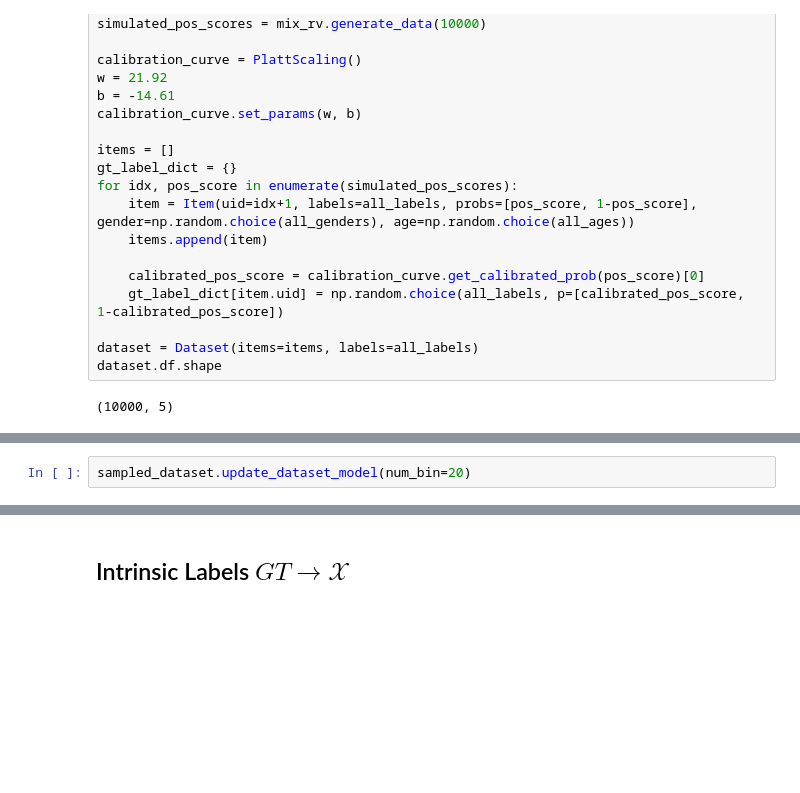
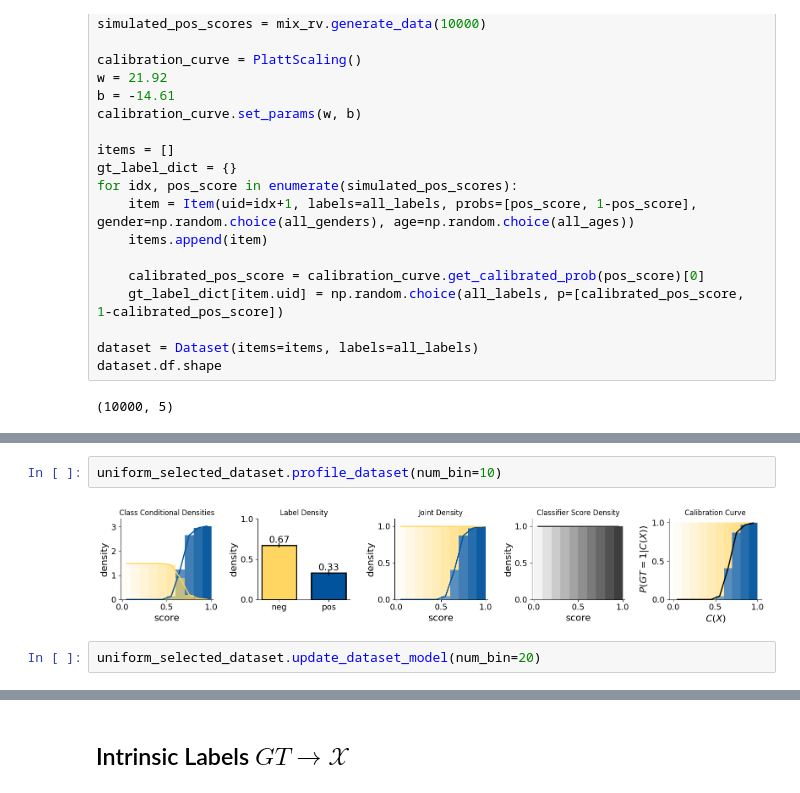
Before and after one commit to avalanchesiqi/pyquantifier, a Jupyter notebook: examples/tutorial.ipynb, the cells around one changed output, grey strips where cells are left out. Drawn from its saved outputs; the diff is of its cells as text; blank space fills up the shorter version.

```diff
--- a/examples/tutorial.ipynb
+++ b/examples/tutorial.ipynb
@@ -189,3 +181,7 @@ extrinsic_joint_distribution.plot_five_distributions()
+# %%
+uniform_selected_dataset.profile_dataset(num_bin=10)
+# %% [output]
+[figure, added]
 # %%
-sampled_dataset.update_dataset_model(num_bin=20)
+uniform_selected_dataset.update_dataset_model(num_bin=20)
 # %%
```
Also changed, not shown: parts of 30 cells of this notebook, 10 other files.
